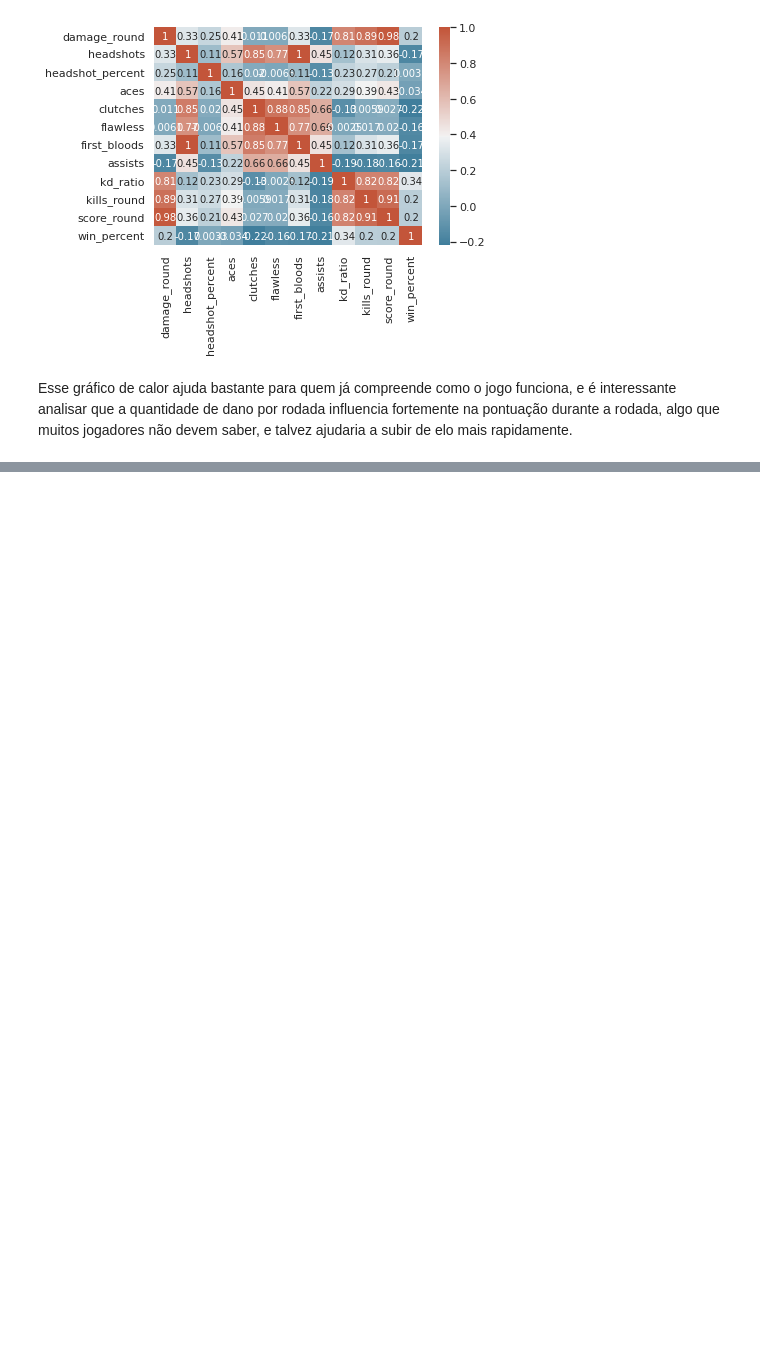
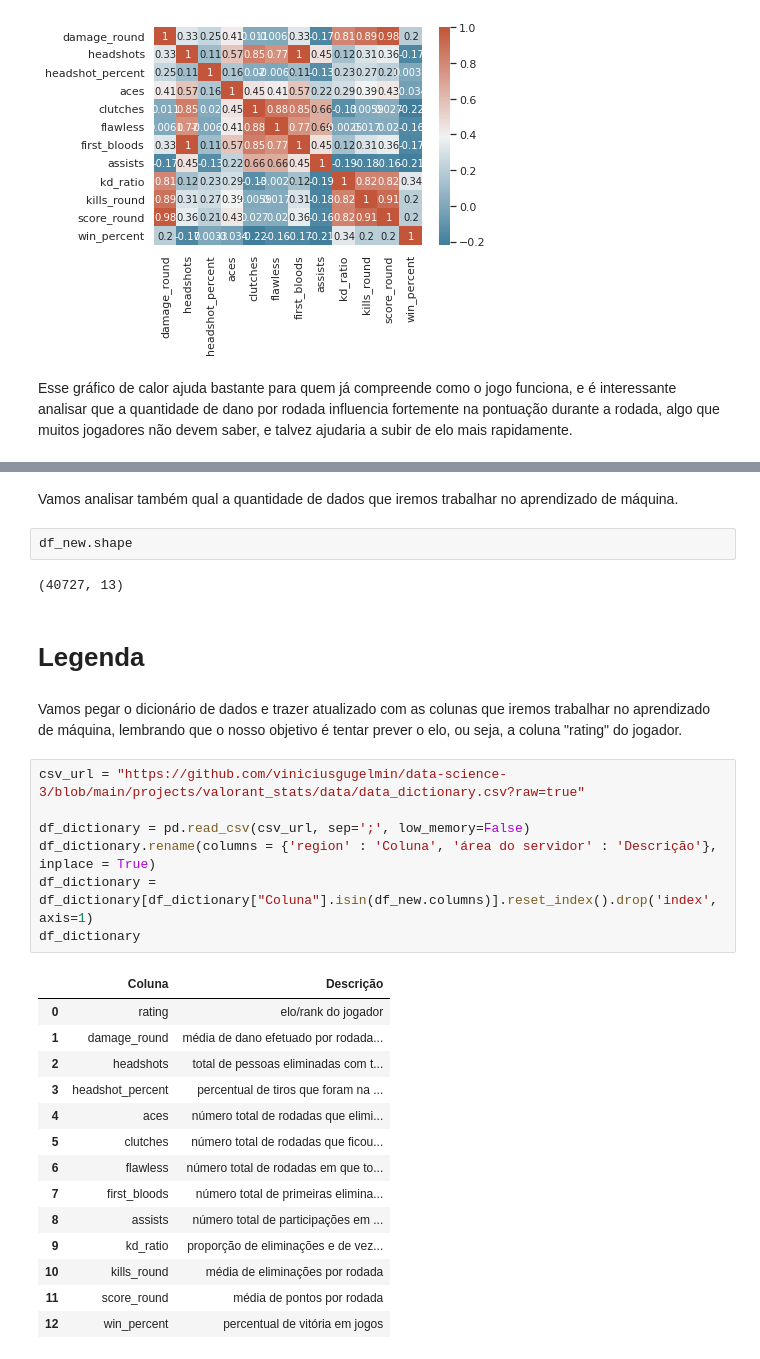
Before and after one commit to viniciusgugelmin/data-science-3, a Jupyter notebook: projects/valorant_stats/notebooks/machine_learning.ipynb, the cells around one changed output, grey strips where cells are left out. Drawn from its saved outputs; the diff is of its cells as text; blank space fills up the shorter version.

```diff
--- a/projects/valorant_stats/notebooks/machine_learning.ipynb
+++ b/projects/valorant_stats/notebooks/machine_learning.ipynb
@@ -178,0 +234,32 @@ Esse gráfico de calor ajuda bastante para quem já compreende como o jogo funci
+# %% [markdown]
+Vamos analisar também qual a quantidade de dados que iremos trabalhar no aprendizado de máquina.
+# %%
+df_new.shape
+# %% [output]
+(40727, 13)
+# %% [markdown]
+# Legenda
+# %% [markdown]
+Vamos pegar o dicionário de dados e trazer atualizado com as colunas que iremos trabalhar no aprendizado de máquina, lembrando que o nosso objetivo é tentar prever o elo, ou seja, a coluna "rating" do jogador.
+# %%
+csv_url = "https://github.com/viniciusgugelmin/data-science-3/blob/main/projects/valorant_stats/data/data_dictionary.csv?raw=true"
+
+df_dictionary = pd.read_csv(csv_url, sep=';', low_memory=False)
+df_dictionary.rename(columns = {'region' : 'Coluna', 'área do servidor' : 'Descrição'}, inplace = True)
+df_dictionary = df_dictionary[df_dictionary["Coluna"].isin(df_new.columns)].reset_index().drop('index', axis=1)
+df_dictionary
+# %% [output]
+|  | Coluna | Descrição |
+| 0 | rating | elo/rank do jogador |
+| 1 | damage_round | média de dano efetuado por rodada... |
+| 2 | headshots | total de pessoas eliminadas com t... |
+| 3 | headshot_percent | percentual de tiros que foram na ... |
+| 4 | aces | número total de rodadas que elimi... |
+| 5 | clutches | número total de rodadas que ficou... |
+| 6 | flawless | número total de rodadas em que to... |
+| 7 | first_bloods | número total de primeiras elimina... |
+| 8 | assists | número total de participações em ... |
+| 9 | kd_ratio | proporção de eliminações e de vez... |
+| 10 | kills_round | média de eliminações por rodada |
+| 11 | score_round | média de pontos por rodada |
+| 12 | win_percent | percentual de vitória em jogos |
```
Also changed, not shown: parts of 16 cells of this notebook.
